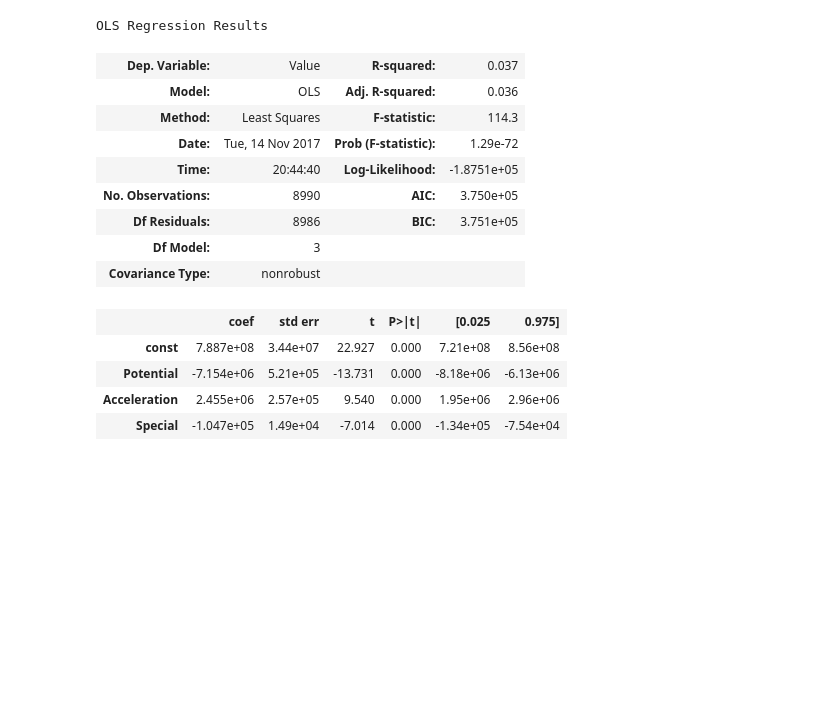
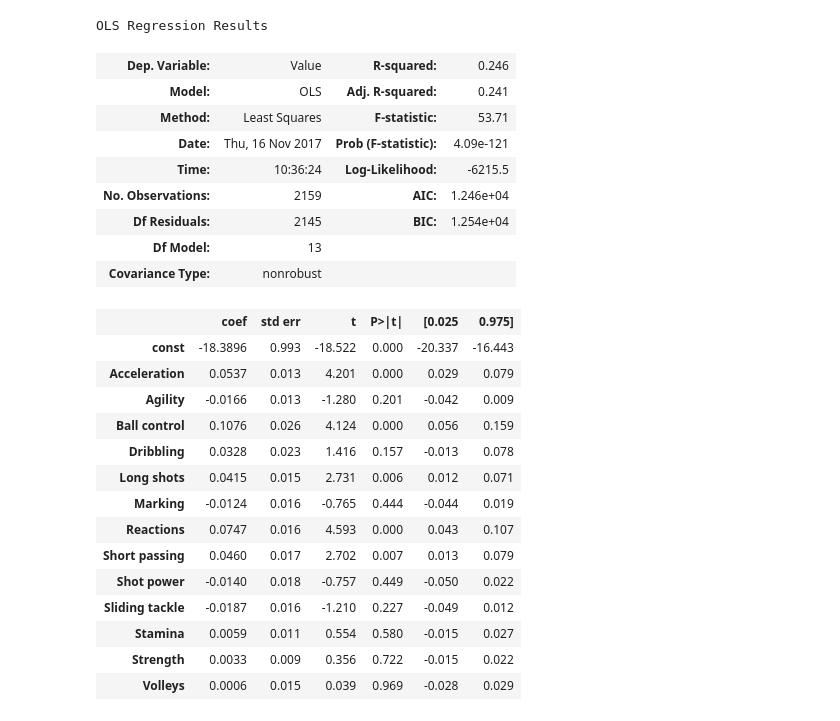
Before and after one commit to Joaogca/ProjetoFinal-CD, a Jupyter notebook: Check-1.ipynb, the cells around one changed output. Saved outputs shown, nothing was run; the diff lists cells and outputs as text; code cells hidden in the pictures; blank space fills up the shorter version.

```diff
--- a/Check-1.ipynb
+++ b/Check-1.ipynb
@@ -6,8 +6,17 @@ from sklearn import datasets, linear_model
 import numpy as np
 import pandas as pd
 from sklearn.metrics import mean_squared_error, r2_score
+import tweepy
+import json
+from bs4 import BeautifulSoup
+import requests
+from sklearn.model_selection import train_test_split
+import numpy as np
+import statsmodels.api as sm
+import matplotlib.pyplot as plt
+from mpl_toolkits.mplot3d import Axes3D
 
-df=pd.read_csv('C:/Users/joaog/Downloads/fifa-18-demo-player-dataset/CompleteDataset.csv')
+df=pd.read_csv('Database\CompleteDataset.csv')
 # %%
 def arrumapreco(valor):  #função que retira todos os sinais(emocotions continuam)
     if "M" in valor:
@@ -43,0 +52,9 @@ X = df[features]
+# %%
+features=["Acceleration","Agility","Ball control","Dribbling","Long shots","Marking","Reactions","Short passing","Shot power","Sliding tackle","Stamina","Strength","Volleys"]
+
+df=df.rename(columns = {'Preferred Positions':'Positions'})
+dfataq=df[(df.Positions == 'ST LW ') | (df.Positions == 'RW ') | (df.Positions == 'LW ') | (df.Positions == 'ST ')| (df.Positions == 'CF ')| (df.Positions == 'ST RW ')| (df.Positions == 'CAM ')]
+
+
+for i in features:
+    dfataq[i]=dfataq[i].apply(arrumaatt)
@@ -44,3 +66,8 @@ X = df[features]
 # %%
-from sklearn.model_selection import train_test_split
-X_train, X_test, y_train, y_test = train_test_split(X, y, test_size=0.5, random_state=42)
+X = dfataq[features]
+
+y=dfataq["Value"].apply(arrumapreco)
+print(dfataq.Value[0])
+print(y[0])
+
+X_train, X_test, y_train, y_test = train_test_split(X, y, test_size=0.1, random_state=42)
@@ -79,32 +90,34 @@ df
 # %%
-import numpy as np
-import statsmodels.api as sm
-
-type(X_train)
-type(y_train)
-
+#OLS
 yy = y_train
 XX = X_train
 XX = sm.add_constant(XX)
 
-#np.asrray(X)
-
 model = sm.OLS(yy, XX.astype(float)).fit()
-
 model.summary()
 # %% [output]
 OLS Regression Results
-| Dep. Variable: | Value | R-squared: | 0.037 |
-| Model: | OLS | Adj. R-squared: | 0.036 |
-| Method: | Least Squares | F-statistic: | 114.3 |
-| Date: | Tue, 14 Nov 2017 | Prob (F-statistic): | 1.29e-72 |
-| Time: | 20:44:40 | Log-Likelihood: | -1.8751e+05 |
-| No. Observations: | 8990 | AIC: | 3.750e+05 |
-| Df Residuals: | 8986 | BIC: | 3.751e+05 |
-| Df Model: | 3 |  |  |
+| Dep. Variable: | Value | R-squared: | 0.246 |
+| Model: | OLS | Adj. R-squared: | 0.241 |
+| Method: | Least Squares | F-statistic: | 53.71 |
+| Date: | Thu, 16 Nov 2017 | Prob (F-statistic): | 4.09e-121 |
+| Time: | 10:36:24 | Log-Likelihood: | -6215.5 |
+| No. Observations: | 2159 | AIC: | 1.246e+04 |
+| Df Residuals: | 2145 | BIC: | 1.254e+04 |
+| Df Model: | 13 |  |  |
 | Covariance Type: | nonrobust |  |  |
 |  | coef | std err | t | P>|t| | [0.025 | 0.975] |
-| const | 7.887e+08 | 3.44e+07 | 22.927 | 0.000 | 7.21e+08 | 8.56e+08 |
-| Potential | -7.154e+06 | 5.21e+05 | -13.731 | 0.000 | -8.18e+06 | -6.13e+06 |
-| Acceleration | 2.455e+06 | 2.57e+05 | 9.540 | 0.000 | 1.95e+06 | 2.96e+06 |
-| Special | -1.047e+05 | 1.49e+04 | -7.014 | 0.000 | -1.34e+05 | -7.54e+04 |
+| const | -18.3896 | 0.993 | -18.522 | 0.000 | -20.337 | -16.443 |
+| Acceleration | 0.0537 | 0.013 | 4.201 | 0.000 | 0.029 | 0.079 |
+| Agility | -0.0166 | 0.013 | -1.280 | 0.201 | -0.042 | 0.009 |
+| Ball control | 0.1076 | 0.026 | 4.124 | 0.000 | 0.056 | 0.159 |
+| Dribbling | 0.0328 | 0.023 | 1.416 | 0.157 | -0.013 | 0.078 |
+| Long shots | 0.0415 | 0.015 | 2.731 | 0.006 | 0.012 | 0.071 |
+| Marking | -0.0124 | 0.016 | -0.765 | 0.444 | -0.044 | 0.019 |
+| Reactions | 0.0747 | 0.016 | 4.593 | 0.000 | 0.043 | 0.107 |
+| Short passing | 0.0460 | 0.017 | 2.702 | 0.007 | 0.013 | 0.079 |
+| Shot power | -0.0140 | 0.018 | -0.757 | 0.449 | -0.050 | 0.022 |
+| Sliding tackle | -0.0187 | 0.016 | -1.210 | 0.227 | -0.049 | 0.012 |
+| Stamina | 0.0059 | 0.011 | 0.554 | 0.580 | -0.015 | 0.027 |
+| Strength | 0.0033 | 0.009 | 0.356 | 0.722 | -0.015 | 0.022 |
+| Volleys | 0.0006 | 0.015 | 0.039 | 0.969 | -0.028 | 0.029 |
```
Also changed, not shown: parts of 11 cells of this notebook.
